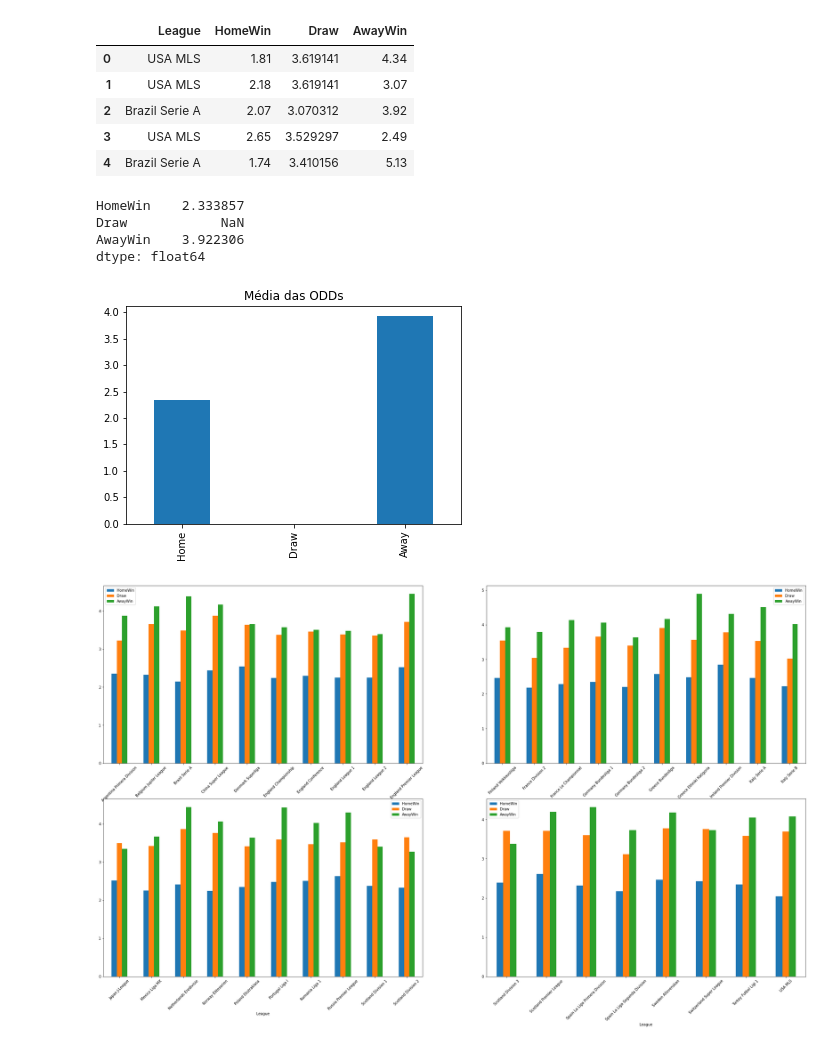
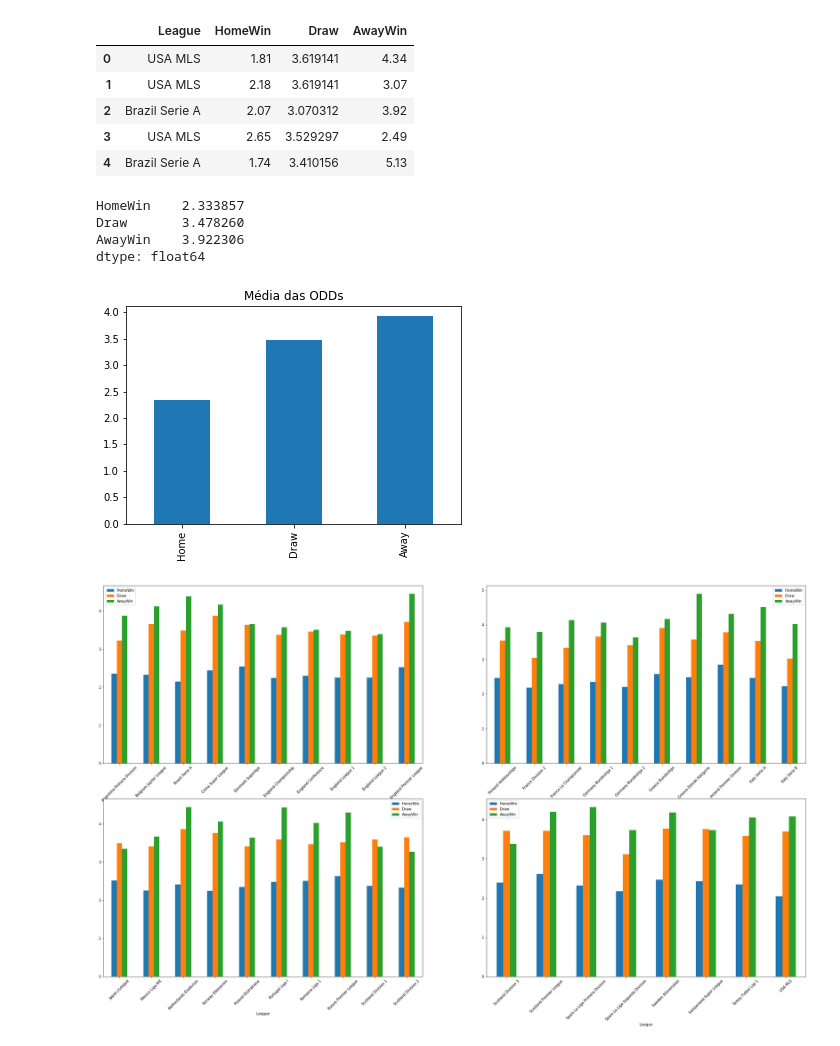
Before and after one commit to prximenes/world-soccer-data-results-odds, a Jupyter notebook: data_processing.ipynb, the cells around one changed output. Drawn from its saved outputs; the diff is of its cells as text; code cells hidden in the pictures.

```diff
--- a/data_processing.ipynb
+++ b/data_processing.ipynb
@@ -1064,16 +1061,18 @@ odds_data.head()
 | 4 | Brazil Serie A | 1.74 | 3.410156 | 5.13 |
 # %%
 odds_data['AwayWin'] = odds_data['AwayWin'].astype('float')
+odds_data['Draw'] = odds_data['Draw'].astype('float')
+
 ax = odds_data.mean(skipna=True).plot.bar(title='Média das ODDs')
 ax.set_xticklabels(['Home','Draw', 'Away'])
 
 odds_data.mean(skipna=True)
 # %% [output]
 HomeWin    2.333857
-Draw            NaN
+Draw       3.478260
 AwayWin    3.922306
 dtype: float64
-[figure, old version]
+[figure, new version]
 # %%
 odds_data = odds_data.groupby("League").mean()
 #odds_data.plot.bar(figsize=(100,25))
```
Also changed, not shown: parts of 21 cells of this notebook.
